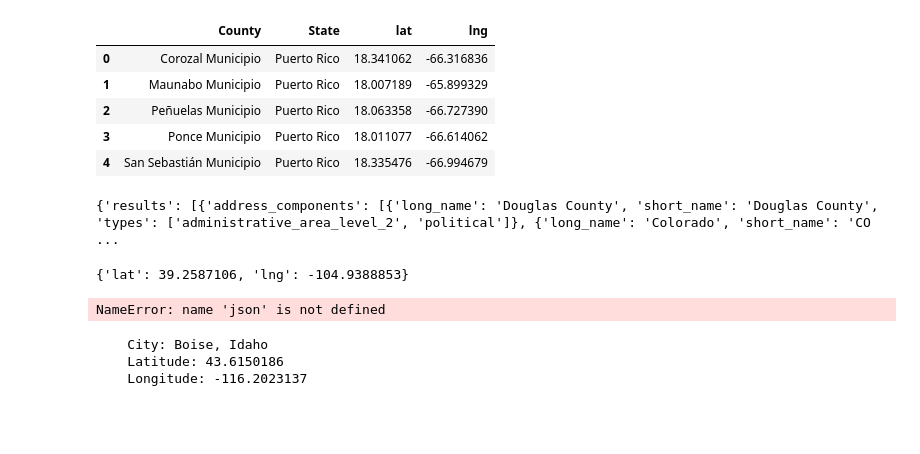
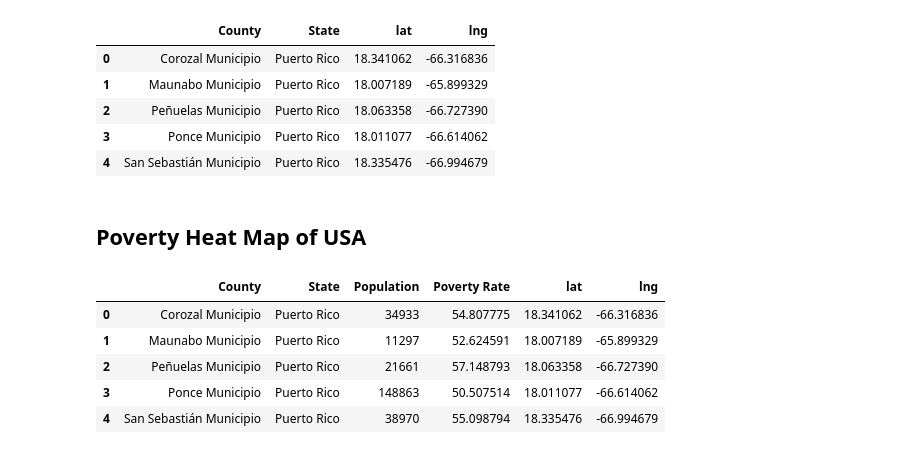
Before and after one commit to sbogdan-sb/Data_Viz_Project, a Jupyter notebook: Joey/joey_code.ipynb, the cells around one changed output. Saved outputs shown, nothing was run; the diff lists cells and outputs as text; code cells hidden in the pictures; blank space fills up the shorter version.

Commit message:
poverty and homeless heat maps

```diff
--- a/Joey/joey_code.ipynb
+++ b/Joey/joey_code.ipynb
@@ -129,33 +132,13 @@ county_coordinates.to_csv("county_coordinates.csv", index=False)
-# %%
-# Run a request to endpoint and convert result to json
-geo_data = requests.get(target_url).json()
-
-
-# Print the json
-print(geo_data)
-# %% [output]
-{'results': [{'address_components': [{'long_name': 'Douglas County', 'short_name': 'Douglas County', 'types': ['administrative_area_level_2', 'political']}, {'long_name': 'Colorado', 'short_name': 'CO ...
-# %%
-geo_data['results'][0]['geometry']['location']
-# %% [output]
-{'lat': 39.2587106, 'lng': -104.9388853}
-# %%
-# Print the json (pretty printed)
-print(json.dumps(geo_data, indent=4, sort_keys=True))
-# %% [output]
-NameError: name 'json' is not defined
-# %%
-# Extract latitude and longitude
-lat = geo_data["results"][0]["geometry"]["location"]["lat"]
-lng = geo_data["results"][0]["geometry"]["location"]["lng"]
-
-# Print the latitude and longitude
-print('''
-    City: {0}
-    Latitude: {1}
-    Longitude: {2}
-    '''.format(target_city, lat, lng))
-# %% [output]
-    City: Boise, Idaho
-    Latitude: 43.6150186
-    Longitude: -116.2023137
+# %% [markdown]
+## Poverty Heat Map of USA
+# %%
+# Merge two dataframes using an inner join
+merge_table = pd.merge(poverty_data, county_coordinates, on=["County","State"])
+merge_table.head()
+# %% [output]
+|  | County | State | Population | Poverty Rate | lat | lng |
+| 0 | Corozal Municipio | Puerto Rico | 34933 | 54.807775 | 18.341062 | -66.316836 |
+| 1 | Maunabo Municipio | Puerto Rico | 11297 | 52.624591 | 18.007189 | -65.899329 |
+| 2 | Peñuelas Municipio | Puerto Rico | 21661 | 57.148793 | 18.063358 | -66.727390 |
+| 3 | Ponce Municipio | Puerto Rico | 148863 | 50.507514 | 18.011077 | -66.614062 |
+| 4 | San Sebastián Municipio | Puerto Rico | 38970 | 55.098794 | 18.335476 | -66.994679 |
```
Also changed, not shown: parts of 9 cells of this notebook, 1 other file.
